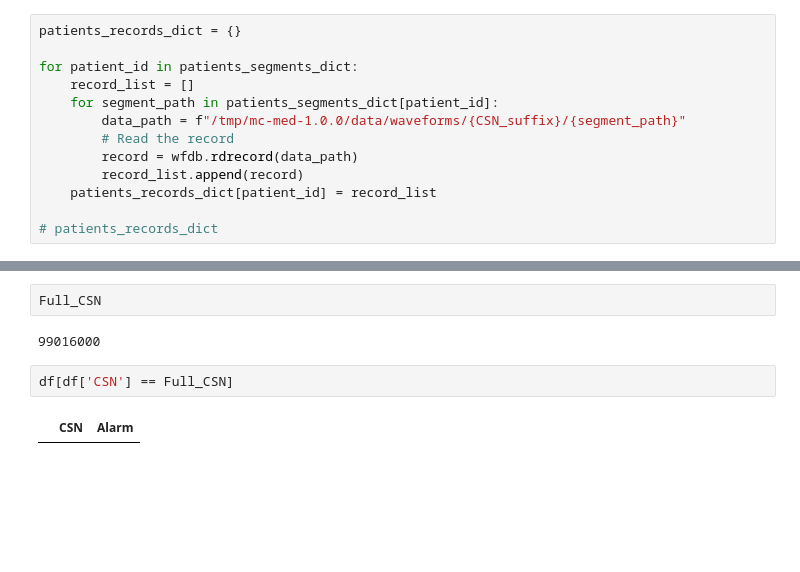
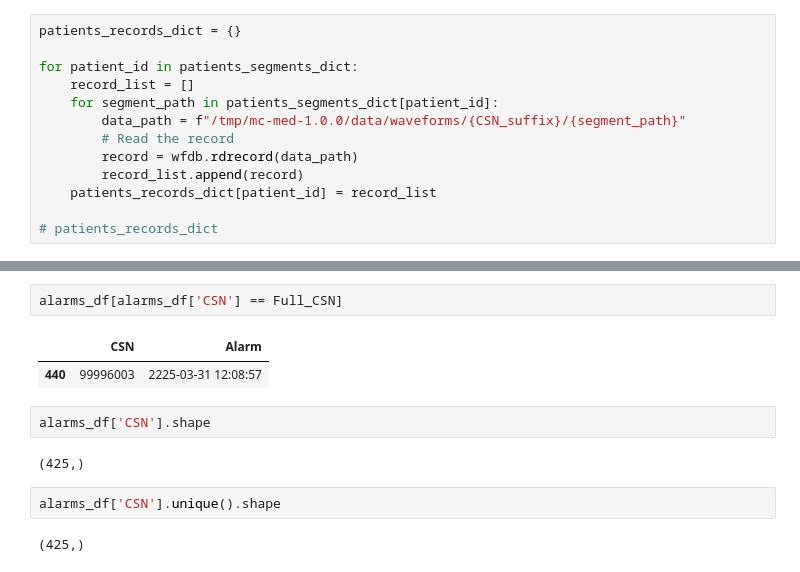
Before and after one commit to BrachioLab/FIX-2, a Jupyter notebook: notebooks/cardiac.ipynb, the cells around one changed output, grey strips where cells are left out. Saved outputs shown, nothing was run; the diff lists cells and outputs as text; blank space fills up the shorter version.

```diff
--- a/notebooks/cardiac.ipynb
+++ b/notebooks/cardiac.ipynb
@@ -218,8 +283,13 @@ alarms_df
-# %%
-Full_CSN
-# %% [output]
-99016000
-# %%
-df[df['CSN'] == Full_CSN]
-# %% [output]
-|  | CSN | Alarm |
+# %%
+alarms_df[alarms_df['CSN'] == Full_CSN]
+# %% [output]
+|  | CSN | Alarm |
+| 440 | 99996003 | 2225-03-31 12:08:57 |
+# %%
+alarms_df['CSN'].shape
+# %% [output]
+(425,)
+# %%
+alarms_df['CSN'].unique().shape
+# %% [output]
+(425,)
```
Also changed, not shown: parts of 55 cells of this notebook, 3 other files.
